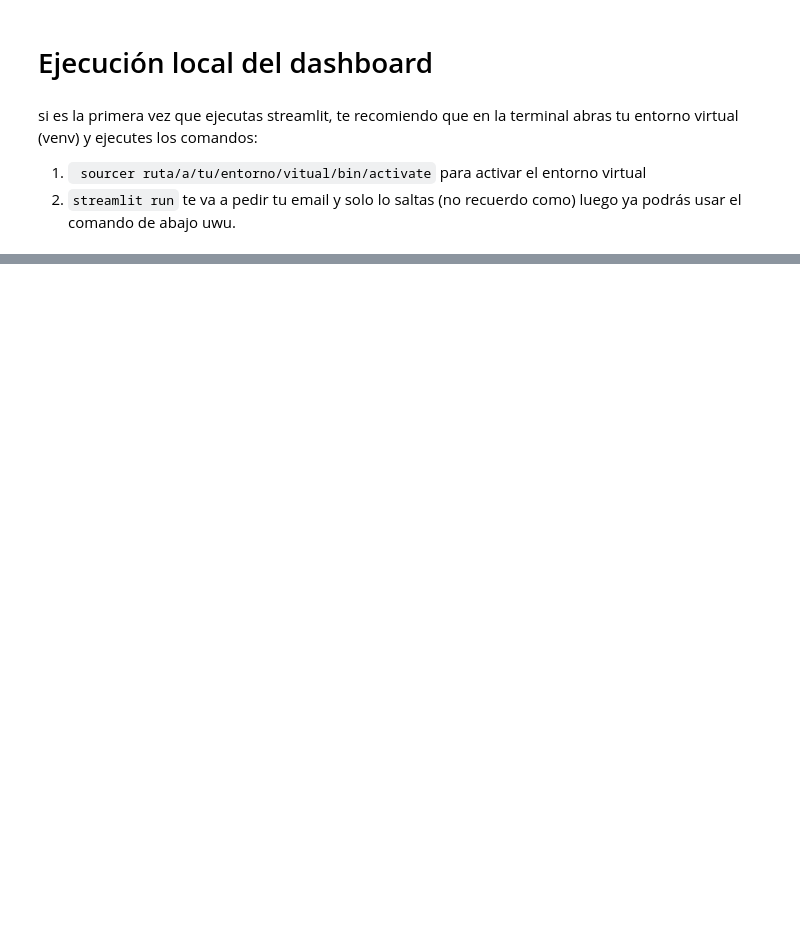
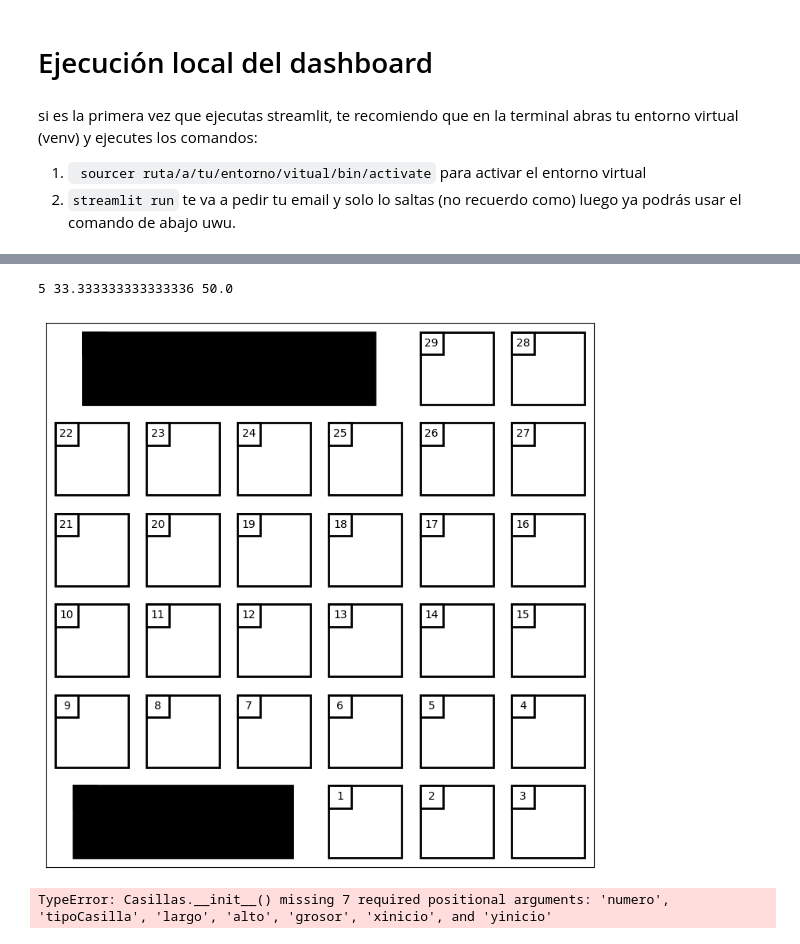
Before and after one commit to Wajakeitor/SerpientesyEscaleras, a Jupyter notebook: pruebita.ipynb, the cells around one changed output, grey strips where cells are left out. Drawn from its saved outputs; the diff is of its cells as text; code cells hidden in the pictures; blank space fills up the shorter version.

```diff
--- a/pruebita.ipynb
+++ b/pruebita.ipynb
@@ -33,0 +40,7 @@ streamlit.errors.StreamlitValueAboveMaxError: The `value` 5 is greater than than
+# %%
+from Clases.tablero import Tableros
+tablero = Tableros()
+tablero.graficar()
+# %% [output]
+5 33.333333333333336 50.0
+[figure, added]
@@ -33,0 +49,4 @@ streamlit.errors.StreamlitValueAboveMaxError: The `value` 5 is greater than than
+# %%
+Casillas()
+# %% [output]
+TypeError: Casillas.__init__() missing 7 required positional arguments: 'numero', 'tipoCasilla', 'largo', 'alto', 'grosor', 'xinicio', and 'yinicio'
```
Also changed, not shown: parts of 3 cells of this notebook.
